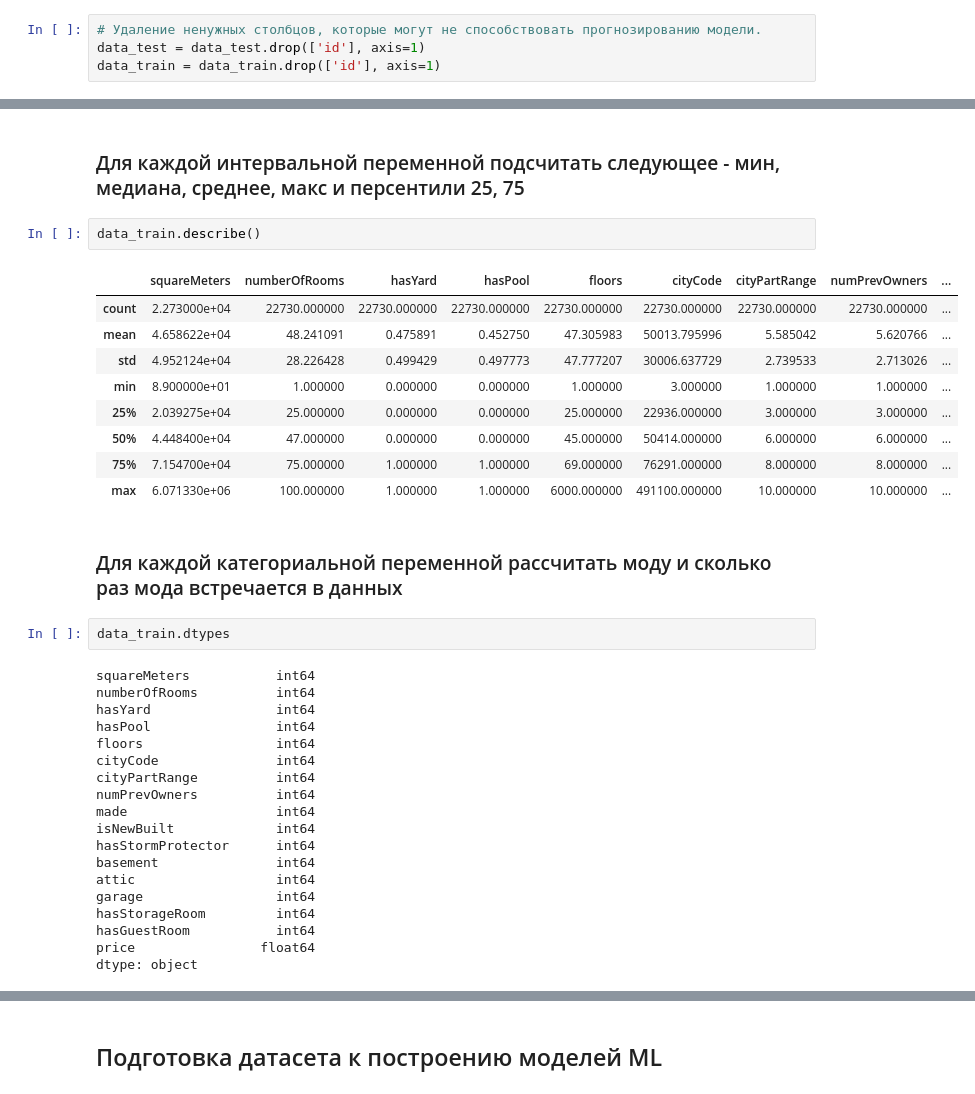
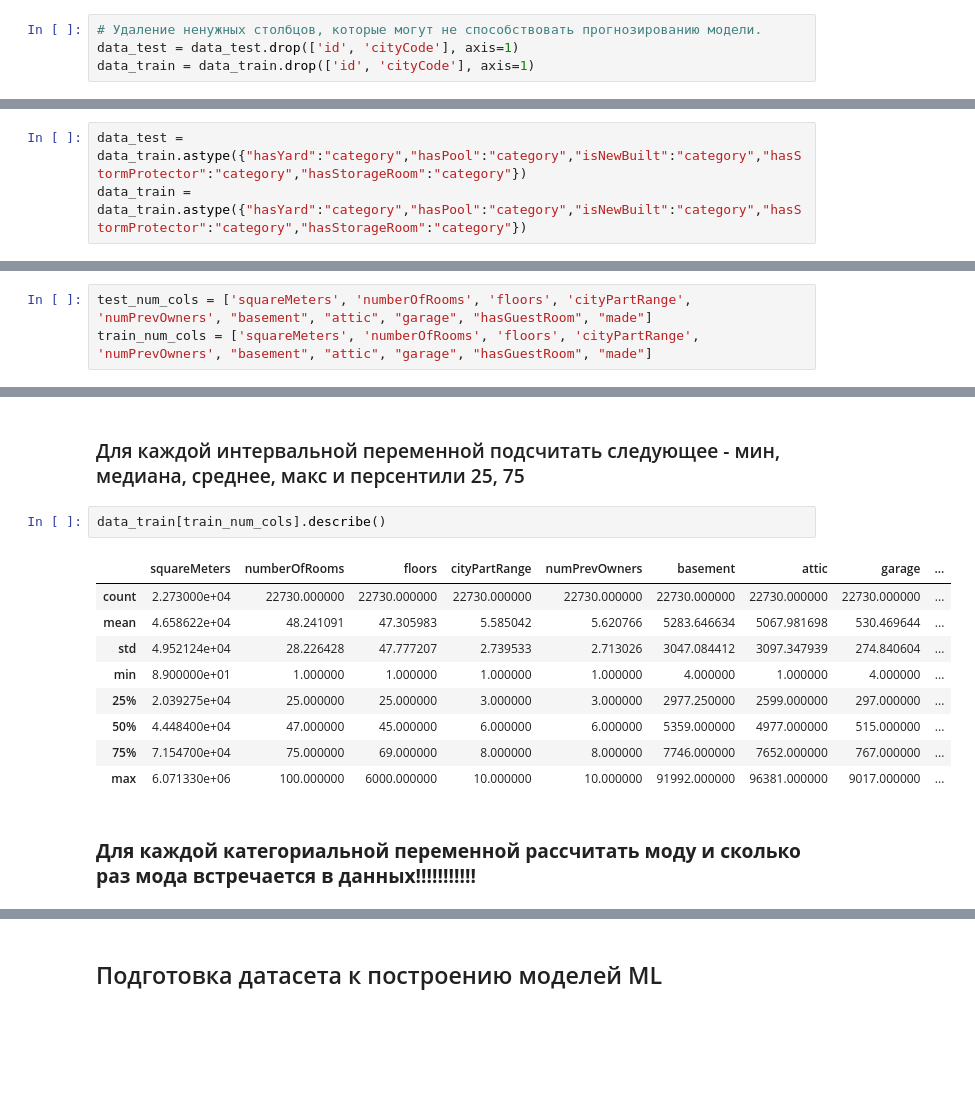
Before and after one commit to vanyagoncharov/CourseMLResourse, a Jupyter notebook: dz_23_s3e6.ipynb, the cells around one changed output, grey strips where cells are left out. Drawn from its saved outputs; the diff is of its cells as text; blank space fills up the shorter version.

```diff
--- a/dz_23_s3e6.ipynb
+++ b/dz_23_s3e6.ipynb
@@ -20,8 +26,8 @@ data_test = pd.read_csv('/content/drive/MyDrive/Colab Notebooks/playground-serie
 data_train = pd.read_csv('/content/drive/MyDrive/Colab Notebooks/playground-series-s3e6/train.csv')
 # %%
 # Удаление ненужных столбцов, которые могут не способствовать прогнозированию модели.
-data_test = data_test.drop(['id'], axis=1)
-data_train = data_train.drop(['id'], axis=1)
+data_test = data_test.drop(['id', 'cityCode'], axis=1)
+data_train = data_train.drop(['id', 'cityCode'], axis=1)
 # %%
 data_test
 # %% [output]
@@ -71 +77,4 @@ int64    16
 dtype: int64
+# %%
+data_test = data_train.astype({"hasYard":"category","hasPool":"category","isNewBuilt":"category","hasStormProtector":"category","hasStorageRoom":"category"})
+data_train = data_train.astype({"hasYard":"category","hasPool":"category","isNewBuilt":"category","hasStormProtector":"category","hasStorageRoom":"category"})
@@ -72,3 +84,6 @@ dtype: int64
+# %%
+test_num_cols = ['squareMeters', 'numberOfRooms', 'floors', 'cityPartRange', 'numPrevOwners', "basement", "attic", "garage", "hasGuestRoom", "made"]
+train_num_cols = ['squareMeters', 'numberOfRooms', 'floors', 'cityPartRange', 'numPrevOwners', "basement", "attic", "garage", "hasGuestRoom", "made"]
 # %% [markdown]
 ### Сколько строк в датафрейме, сколько столбцов
 # %%
@@ -87,37 +102,16 @@ print(f'{np.round(data_train.memory_usage(index=True).sum() / 1024, 4)} КБ: з
 # %% [markdown]
 ### Для каждой интервальной переменной подсчитать следующее - мин, медиана, среднее, макс и персентили 25, 75
 # %%
-data_train.describe()
+data_train[train_num_cols].describe()
 # %% [output]
-|  | squareMeters | numberOfRooms | hasYard | hasPool | floors | cityCode | cityPartRange | numPrevOwners | ... |
+|  | squareMeters | numberOfRooms | floors | cityPartRange | numPrevOwners | basement | attic | garage | ... |
 | count | 2.273000e+04 | 22730.000000 | 22730.000000 | 22730.000000 | 22730.000000 | 22730.000000 | 22730.000000 | 22730.000000 | ... |
-| mean | 4.658622e+04 | 48.241091 | 0.475891 | 0.452750 | 47.305983 | 50013.795996 | 5.585042 | 5.620766 | ... |
-| std | 4.952124e+04 | 28.226428 | 0.499429 | 0.497773 | 47.777207 | 30006.637729 | 2.739533 | 2.713026 | ... |
-| min | 8.900000e+01 | 1.000000 | 0.000000 | 0.000000 | 1.000000 | 3.000000 | 1.000000 | 1.000000 | ... |
-| 25% | 2.039275e+04 | 25.000000 | 0.000000 | 0.000000 | 25.000000 | 22936.000000 | 3.000000 | 3.000000 | ... |
-| 50% | 4.448400e+04 | 47.000000 | 0.000000 | 0.000000 | 45.000000 | 50414.000000 | 6.000000 | 6.000000 | ... |
-| 75% | 7.154700e+04 | 75.000000 | 1.000000 | 1.000000 | 69.000000 | 76291.000000 | 8.000000 | 8.000000 | ... |
-| max | 6.071330e+06 | 100.000000 | 1.000000 | 1.000000 | 6000.000000 | 491100.000000 | 10.000000 | 10.000000 | ... |
+| mean | 4.658622e+04 | 48.241091 | 47.305983 | 5.585042 | 5.620766 | 5283.646634 | 5067.981698 | 530.469644 | ... |
+| std | 4.952124e+04 | 28.226428 | 47.777207 | 2.739533 | 2.713026 | 3047.084412 | 3097.347939 | 274.840604 | ... |
+| min | 8.900000e+01 | 1.000000 | 1.000000 | 1.000000 | 1.000000 | 4.000000 | 1.000000 | 4.000000 | ... |
+| 25% | 2.039275e+04 | 25.000000 | 25.000000 | 3.000000 | 3.000000 | 2977.250000 | 2599.000000 | 297.000000 | ... |
+| 50% | 4.448400e+04 | 47.000000 | 45.000000 | 6.000000 | 6.000000 | 5359.000000 | 4977.000000 | 515.000000 | ... |
+| 75% | 7.154700e+04 | 75.000000 | 69.000000 | 8.000000 | 8.000000 | 7746.000000 | 7652.000000 | 767.000000 | ... |
+| max | 6.071330e+06 | 100.000000 | 6000.000000 | 10.000000 | 10.000000 | 91992.000000 | 96381.000000 | 9017.000000 | ... |
 # %% [markdown]
-### Для каждой категориальной переменной рассчитать моду и сколько раз мода встречается в данных
+### **Для каждой категориальной переменной рассчитать моду и сколько раз мода встречается в данных!!!!!!!!!!!**
-# %%
-data_train.dtypes
-# %% [output]
-squareMeters           int64
-numberOfRooms          int64
-hasYard                int64
-hasPool                int64
-floors                 int64
-cityCode               int64
-cityPartRange          int64
-numPrevOwners          int64
-made                   int64
-isNewBuilt             int64
-hasStormProtector      int64
-basement               int64
-attic                  int64
-garage                 int64
-hasStorageRoom         int64
-hasGuestRoom           int64
-price                float64
-dtype: object
```
Also changed, not shown: parts of 30 cells of this notebook.
